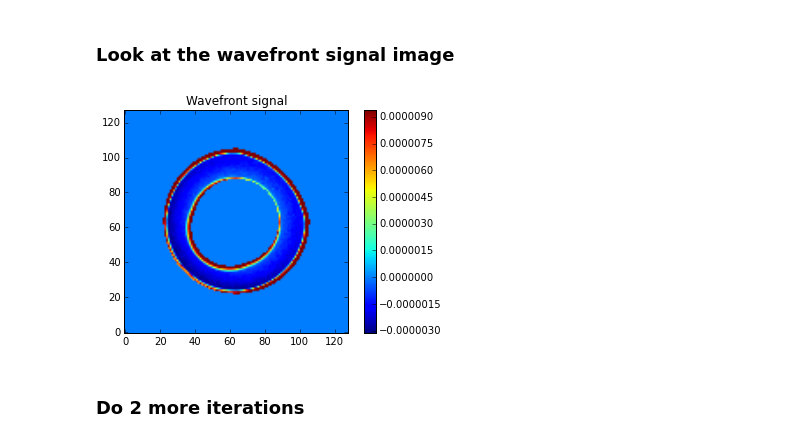
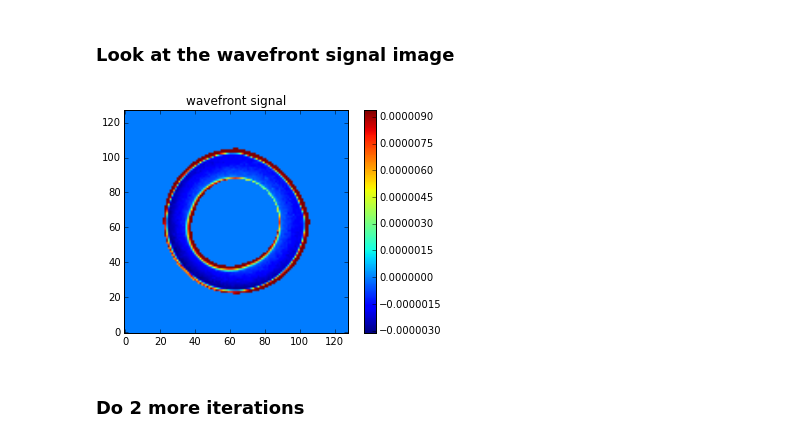
Before and after one commit to bxin/cwfs, a Jupyter notebook: example2.ipynb, the cells around one changed output. Cells and saved outputs as stored; diff of their text form; code cells hidden in the pictures.

Commit message:
add cwfsPlots.py

```diff
--- a/example2.ipynb
+++ b/example2.ipynb
@@ -63,10 +47,10 @@ itr = 0, z4-z22
    39.   39.   -7.    7.  -12.  -13.    7.]
 # %% [markdown]
 ### Look at the wavefront signal image
-# %%
-algo.showSignal()
-# %% [output]
-[figure, removed]
+# %%
+plot.plotImage(algo.S,'wavefront signal')
+# %% [output]
+[figure, added]
 # %% [markdown]
 ### Do 2 more iterations
 # %%
```
Also changed, not shown: parts of 5 cells of this notebook, 5 other files.
